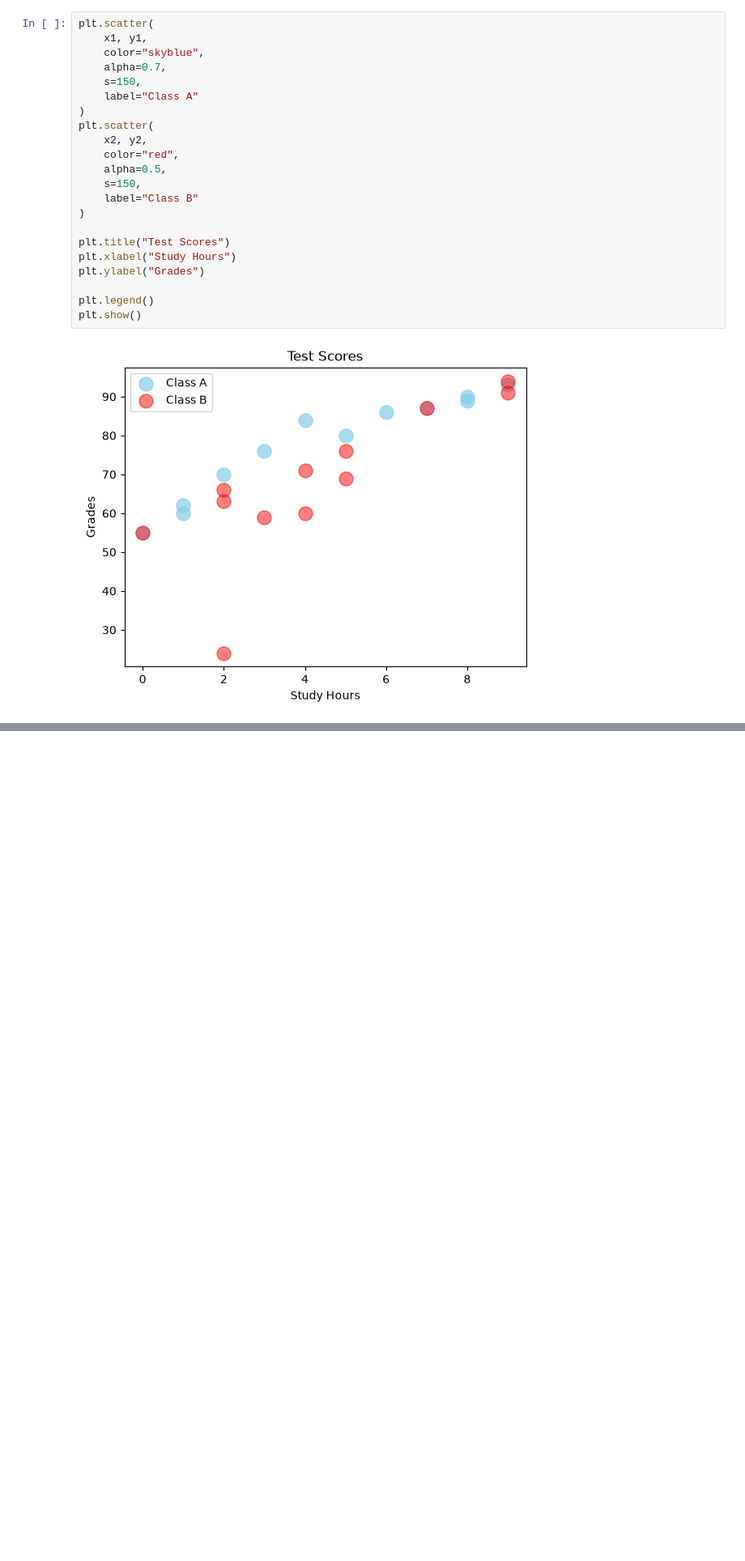
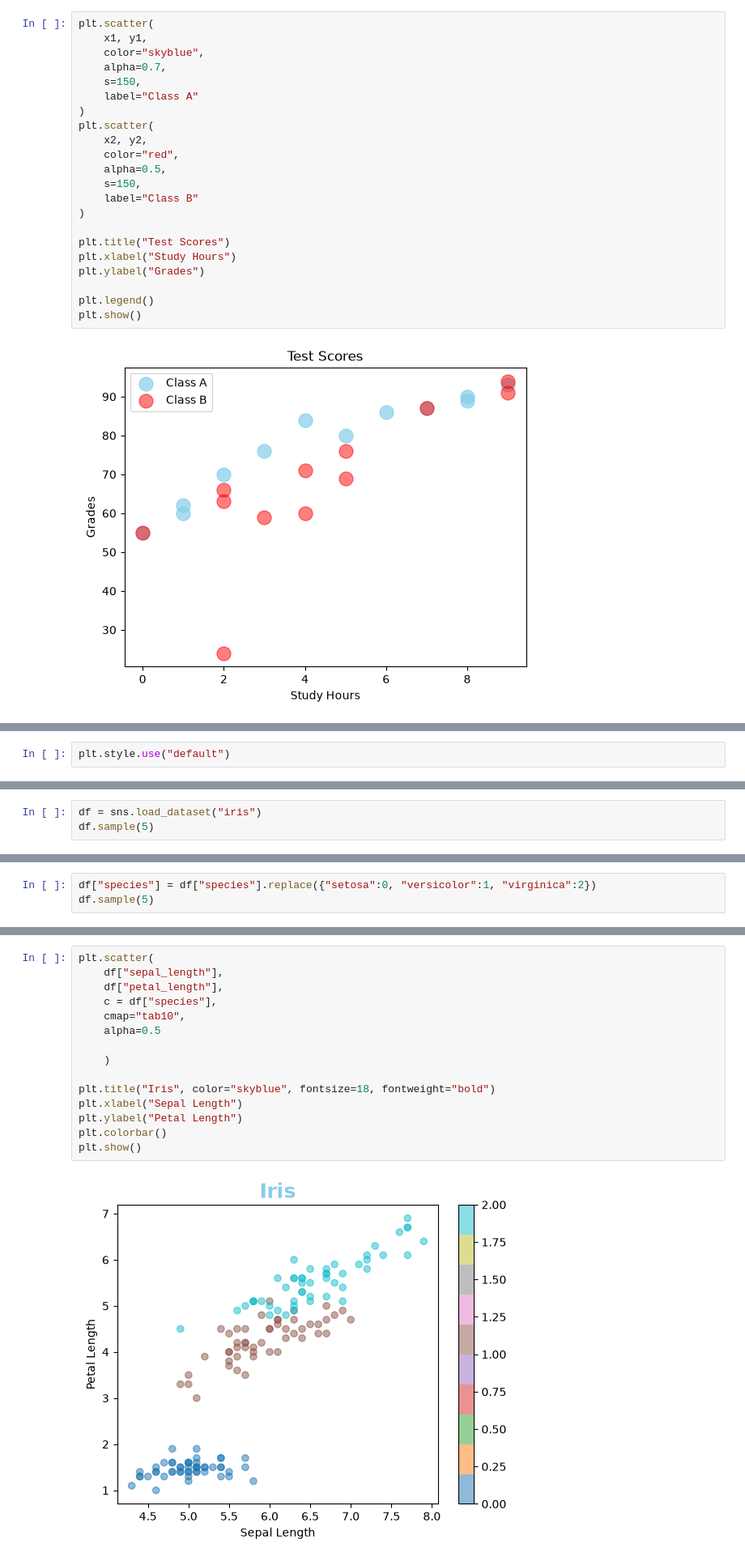
Before and after one commit to zaibgray/matplotlib, a Jupyter notebook: matplotlib.ipynb, the cells around one changed output, grey strips where cells are left out. Shown at 81% size. Saved outputs shown, nothing was run; the diff lists cells and outputs as text; blank space fills up the shorter version.

```diff
--- a/matplotlib.ipynb
+++ b/matplotlib.ipynb
@@ -320,0 +375,2 @@ plt.show()
+# %%
+plt.style.use("default")
@@ -320,0 +391,3 @@ plt.show()
+# %%
+df = sns.load_dataset("iris")
+df.sample(5)
@@ -320,0 +401,3 @@ plt.show()
+# %%
+df["species"] = df["species"].replace({"setosa":0, "versicolor":1, "virginica":2})
+df.sample(5)
@@ -320,0 +437,17 @@ plt.show()
+# %%
+plt.scatter(
+    df["sepal_length"],
+    df["petal_length"],
+    c = df["species"],
+    cmap="tab10",
+    alpha=0.5
+
+    )
+
+plt.title("Iris", color="skyblue", fontsize=18, fontweight="bold")
+plt.xlabel("Sepal Length")
+plt.ylabel("Petal Length")
+plt.colorbar()
+plt.show()
+# %% [output]
+[figure, added]
```
Also changed, not shown: parts of 13 cells of this notebook.
